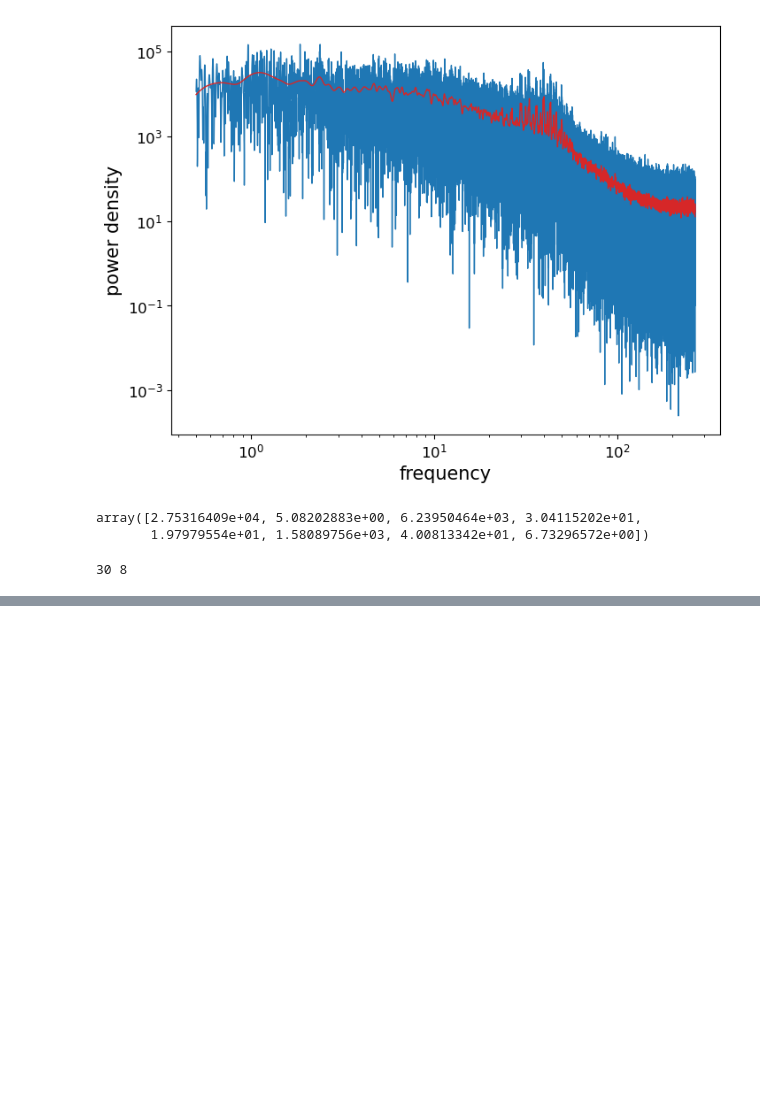
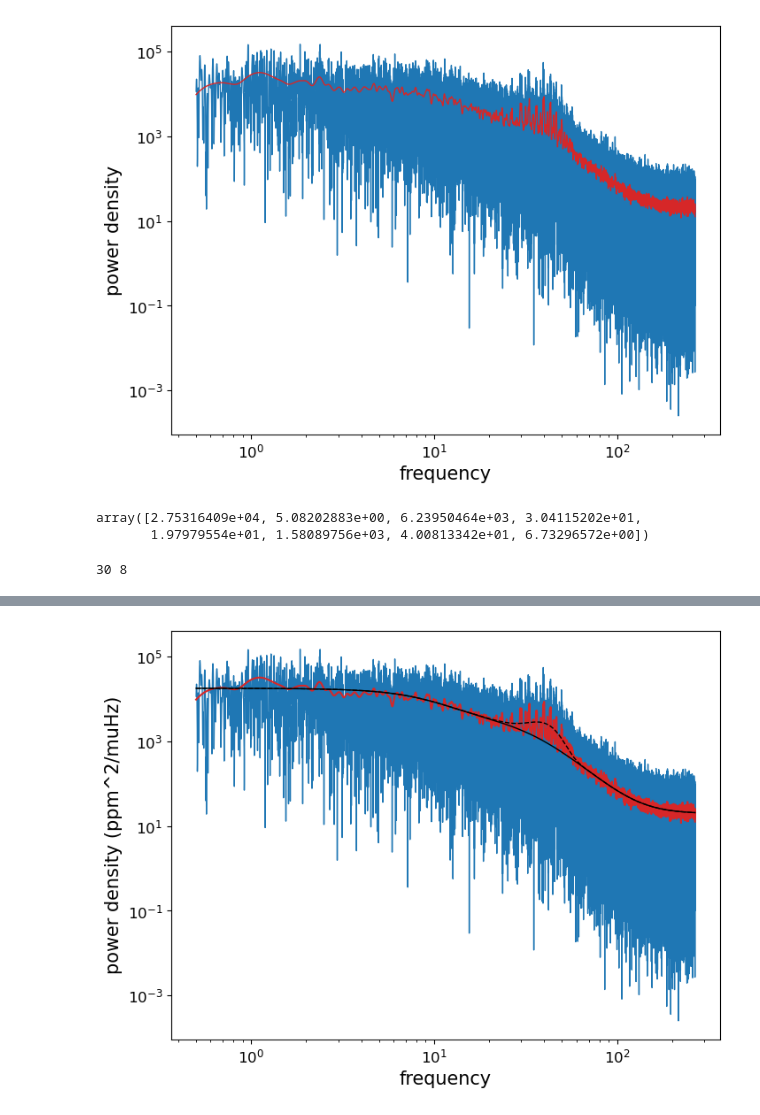
Before and after one commit to courtcraw/Notebooks, a Jupyter notebook: background_fitting.ipynb, the cells around one changed output, grey strips where cells are left out. Saved outputs shown, nothing was run; the diff lists cells and outputs as text; code cells hidden in the pictures; blank space fills up the shorter version.

Commit message:
working on emcee fitter

```diff
--- a/background_fitting.ipynb
+++ b/background_fitting.ipynb
@@ -220,19 +232,33 @@ emcee_soln
+# %%
+emcee_soln = []
+emcee_errs = []
+for i in range(0,len(flat_samples[0])):
+    emcee_soln.append(corner.quantile(flat_samples[:,i], 0.5)[0])
+    emcee_errs.append(np.average(np.abs(corner.quantile(flat_samples[:,i], [0.16, 0.84])-\
+                                        corner.quantile(flat_samples[:,i], 0.5)[0])))
+# emcee_soln = flat_samples[-1]
+str_list = np.array(['amp1','nu_char1','amp2','nu_char2','wn','pe_amp','numax','pe_width'])
+emcee_full_soln = np.c_[(emcee_soln,emcee_errs)]
+emcee_df = pd.DataFrame(emcee_full_soln,index=str_list)
+emcee_df.to_csv('../data/emcee_fits/KIC3347458.csv',header=False)
 # %%
 plt.plot(frequency, powerdensity, color='tab:blue')
 plt.plot(frequency, powerdensity_smooth, color='tab:red',linewidth=1.5)
 # plt.plot(frequency, background_model_w_power_excess(frequency, *soln.x),color='k',linestyle='--')
-plt.plot(frequency, background_model_two_harveys(frequency, *emcee_soln[:5], 0, 0, 0),color='k')
-plt.plot(frequency, background_model_two_harveys(frequency, *emcee_soln),color='k',linestyle='--')
+plt.plot(frequency, background_model(frequency, *emcee_soln[:5]),color='k')
+plt.plot(frequency, background_model_w_power_excess(frequency, *emcee_soln),color='k',linestyle='--')
 # plt.plot(frequency[frequency<80], power_excess(frequency[frequency<80], *emcee_soln[-3:]),color='tab:green')
 # inds = np.random.randint(len(flat_samples), size=100)
 # for ind in inds:
 #     sample = flat_samples[ind]
 #     plt.plot(frequency, background_model_two_harveys(frequency, *sample), color='k', alpha=0.1)
 plt.xlabel('frequency')
-plt.ylabel('power density')
+plt.ylabel('power density (ppm^2/muHz)')
 plt.yscale('log')
 plt.xscale('log')
 plt.show()
+# %% [output]
+[figure, added]
 # %%
 # bg_divided_power = powerdensity/background_model_two_harveys(frequency, emcee_soln[0], emcee_soln[1], emcee_soln[2],
 #                                                             emcee_soln[3], emcee_soln[4], 0, 0, 0)
```
Also changed, not shown: parts of 23 cells of this notebook.
